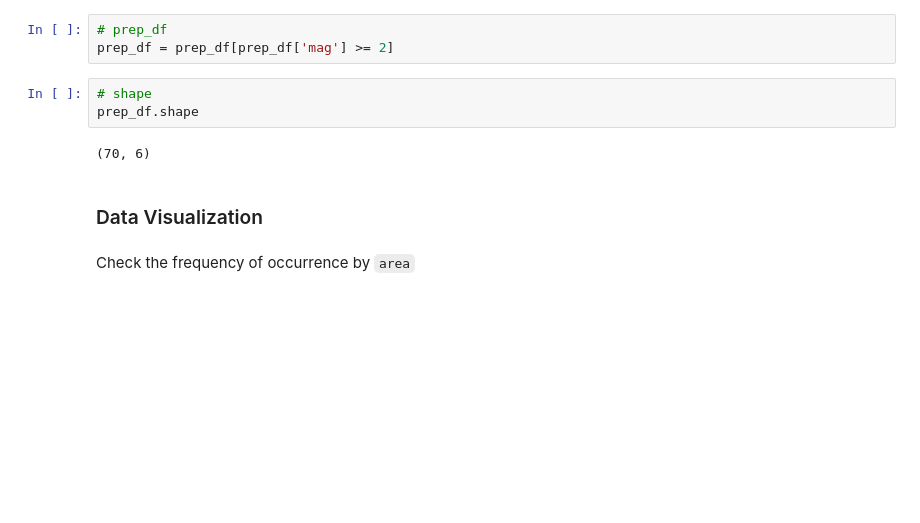
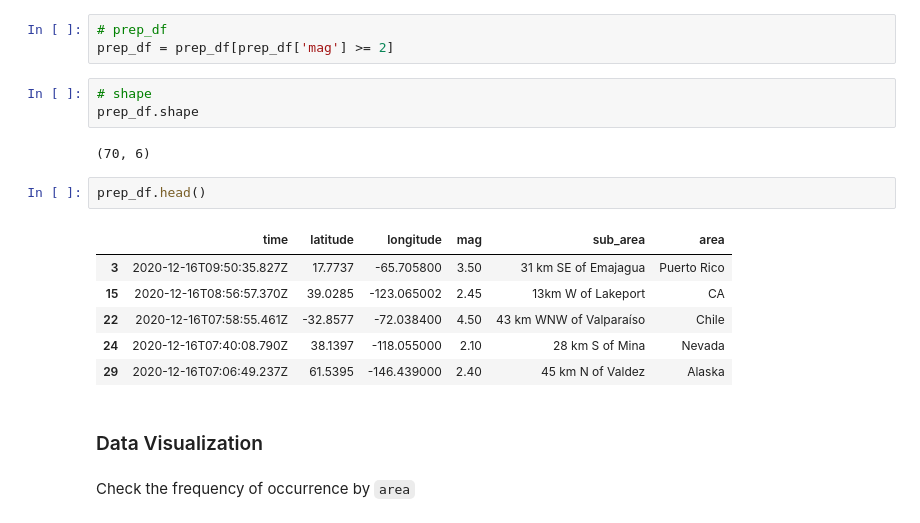
Before and after one commit to msameeruddin/Data-Analysis-Python, a Jupyter notebook: 5_DA_Map_Visualization/location_analytics.ipynb, the cells around one changed output. Drawn from its saved outputs; the diff is of its cells as text; blank space fills up the shorter version.

```diff
--- a/5_DA_Map_Visualization/location_analytics.ipynb
+++ b/5_DA_Map_Visualization/location_analytics.ipynb
@@ -239,6 +264,15 @@ prep_df = prep_df[prep_df['mag'] >= 2]
 prep_df.shape
 # %% [output]
 (70, 6)
+# %%
+prep_df.head()
+# %% [output]
+|  | time | latitude | longitude | mag | sub_area | area |
+| 3 | 2020-12-16T09:50:35.827Z | 17.7737 | -65.705800 | 3.50 | 31 km SE of Emajagua | Puerto Rico |
+| 15 | 2020-12-16T08:56:57.370Z | 39.0285 | -123.065002 | 2.45 | 13km W of Lakeport | CA |
+| 22 | 2020-12-16T07:58:55.461Z | -32.8577 | -72.038400 | 4.50 | 43 km WNW of Valparaíso | Chile |
+| 24 | 2020-12-16T07:40:08.790Z | 38.1397 | -118.055000 | 2.10 | 28 km S of Mina | Nevada |
+| 29 | 2020-12-16T07:06:49.237Z | 61.5395 | -146.439000 | 2.40 | 45 km N of Valdez | Alaska |
 # %% [markdown]
 ### Data Visualization
 # %% [markdown]
```
Also changed, not shown: parts of 27 cells of this notebook, 15 other files.
